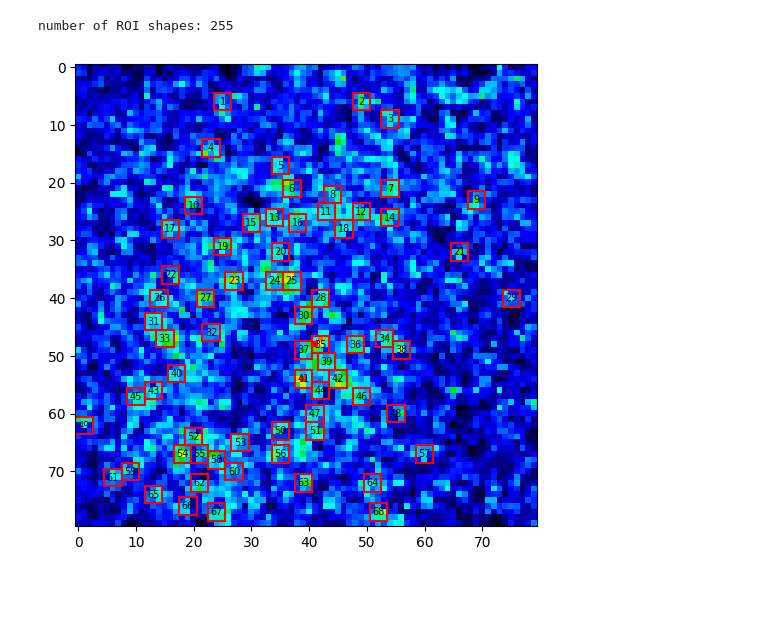
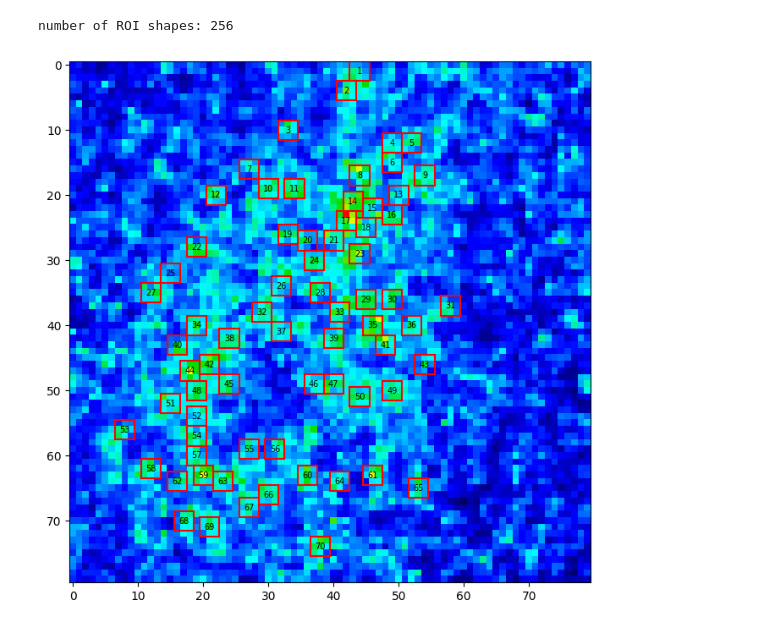
Before and after one commit to TianchengXu0420/ZDA_Adventure, a Jupyter notebook: 3x3Area.ipynb, the cells around one changed output. Cells and saved outputs as stored; diff of their text form; code cells hidden in the pictures; blank space fills up the shorter version.

```diff
--- a/3x3Area.ipynb
+++ b/3x3Area.ipynb
@@ -11,7 +11,7 @@ from scipy.spatial.distance import cdist
 from itertools import combinations
 # %%
 # Load the Data's directory.
-datadir = 'C:/Users/Kevin/Desktop/26-02-24/01_01_01.zda'
+datadir = 'C:/Users/txu245/Desktop/26-02-24/01_01_03.zda'
 
 # Load the Tool Packages.
 DataLoader = DataLoader(datadir)
@@ -84,19 +67,18 @@ center = (0,0)
 
 roi_shapes = []
 
-for k in range(1,9):
+for k in range(1,10):
 
     for comb in combinations(coords, k):
 
         if center not in comb:
             continue
-
-        if is_connected_8(comb):
+        else:
             roi_shapes.append(comb)
 
 print("number of ROI shapes:", len(roi_shapes))
 # %% [output]
-number of ROI shapes: 255
+number of ROI shapes: 256
 # %%
 def compute_snr(trace):
 
@@ -146,16 +128,16 @@ def optimize_map(traces, roi_shapes):
 # %%
 rois, snrs = optimize_map(Data_ave, roi_shapes)
 # %%
-candidates = np.zeros((6400, 3))
-count = 0
+candidates = []
 
 for i in range(80):
     for j in range(80):
-        candidates[count] = np.array([int(i), int(j), snrs[i][j]])
-        count = count + 1
+        candidates.append([int(i), int(j), snrs[i][j], rois[i][j]])
 
-cutoff = np.percentile(candidates[:,2], 95)
-candidates = candidates[candidates[:,2] >= cutoff]
+third_values = [x[2] for x in candidates]
+cutoff = np.percentile(third_values, 95)
+
+candidates = [x for x in candidates if x[2] >= cutoff]
 # %%
 # Select those 3x3 areas without overlapping.
 def select_non_overlapping(candidates, snr_map):
@@ -164,7 +146,7 @@ def select_non_overlapping(candidates, snr_map):
     selected = []
     occupied = np.zeros_like(snr_map, dtype=bool)
 
-    for r, c, snr_value in candidates:
+    for r, c, snr_value, comb in candidates:
         r = int(r)
         c = int(c)
         if not np.any(occupied[r-1:r+2, c-1:c+2]):
@@ -184,36 +166,36 @@ for coor in selected:
 linewidth = 1.5
 color = 'red'
 
 index = np.where(identified_map == 1)
 index = np.transpose(index, (1, 0))
 
-fig, ax = plt.subplots(figsize=(6,6))
-ax.imshow(snr_map / np.max(snr_map), cmap=Maps.colorbar())
+fig, ax = plt.subplots(figsize=(8,8))
+ax.imshow(snr_map / np.max(snr_map), vmin=0, vmax=1, cmap=Maps.colorbar())
 
 for i, coor in enumerate(index):
 
     #  Coordinates for columns and rows.
     c = coor[0]
     r = coor[1]
 
     # Pixel boundaries.
     left   = c - 1.5
     right  = c + 1.5
     top    = r - 1.5
     bottom = r + 1.5
 
     # Draw square contour.
     ax.plot([top, top], [left, right], color=color, linewidth=linewidth)
     ax.plot([bottom, bottom], [left, right], color=color, linewidth=linewidth)
     ax.plot([top, bottom], [left, left], color=color, linewidth=linewidth)
     ax.plot([top, bottom], [right, right], color=color, linewidth=linewidth)
 
     # Label index.
     ax.annotate(str(i+1), xy=(r, c), ha='center', va='center', fontsize=7, color='black')
 
 plt.show()
 # %% [output]
-[figure, old version]
+[figure, new version]
 # %%
 num = len(index)
 trial = Data.shape[0]
```
Also changed, not shown: parts of 5 cells of this notebook.
